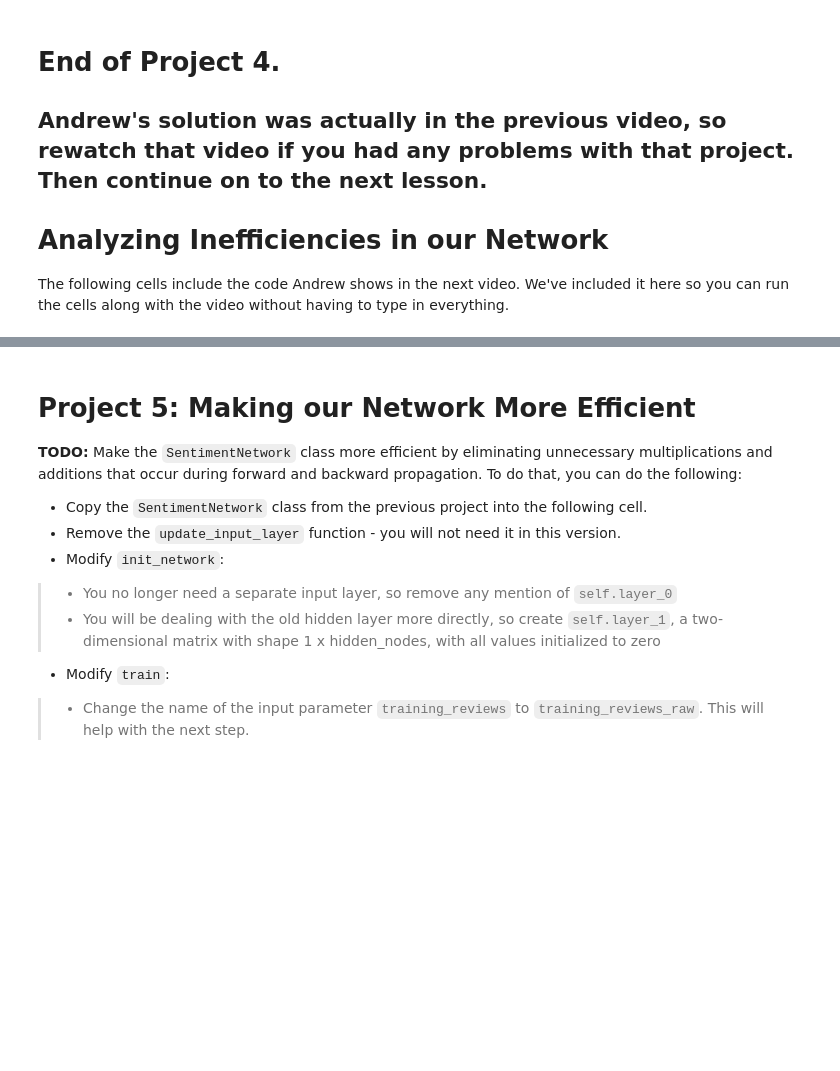
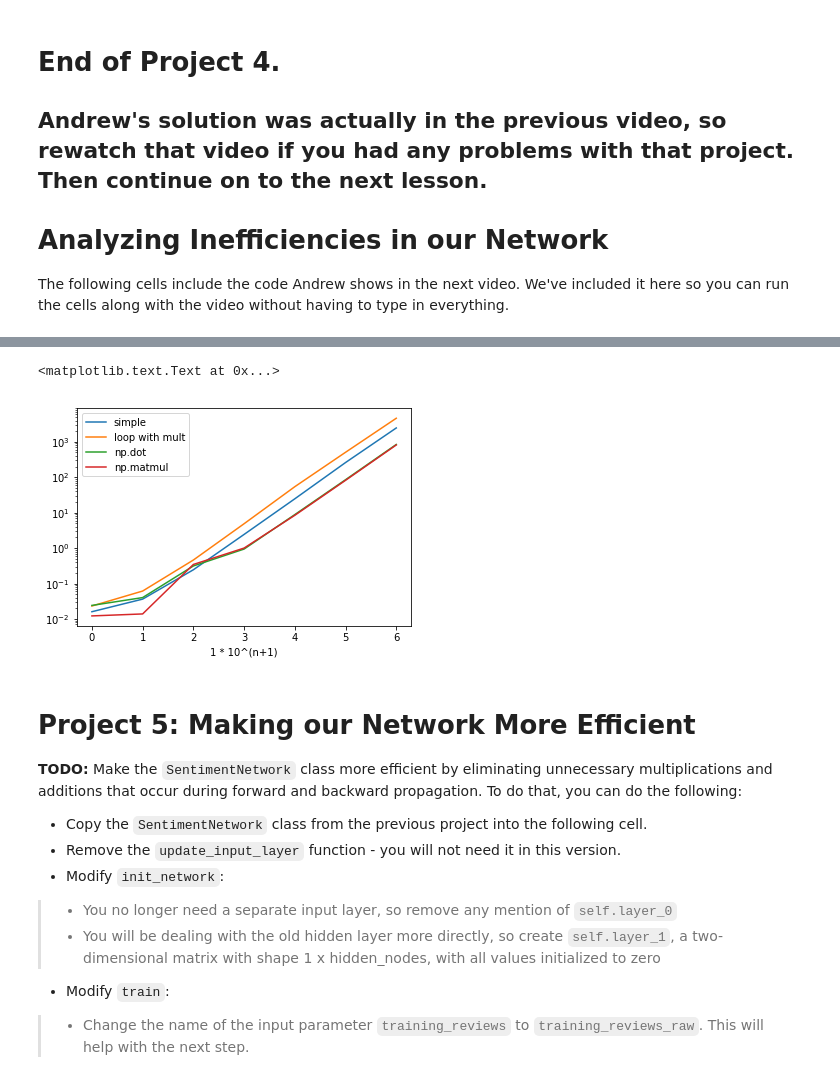
Before and after one commit to anoff/nd101, a Jupyter notebook: sentiment-network/Sentiment_Classification_Projects.ipynb, the cells around one changed output, grey strips where cells are left out. Cells and saved outputs as stored; diff of their text form; code cells hidden in the pictures; blank space fills up the shorter version.

```diff
--- a/sentiment-network/Sentiment_Classification_Projects.ipynb
+++ b/sentiment-network/Sentiment_Classification_Projects.ipynb
@@ -1109,0 +1121,5 @@ layer_0.dot(weights_0_1)
+# %%
+t = time.time()
+print(layer_0.dot(weights_0_1))
+t_dot = time.time() - t
+print(t_dot, "s elapsed")
@@ -1116,0 +1133,6 @@ for index in indices:
+# %%
+t = time.time()
+for index in indices:
+    layer_1 += (1 * weights_0_1[index])
+t_loop = time.time() - t
+print("{}s elapsed, {} faster than .dot, {} faster than .matmul".format(t_loop, t_dot/t_loop, t_matmul/t_loop))
@@ -1126,2 +1151,7 @@ for index in indices:
+# %%
+for index in indices:
+    layer_1 += (weights_0_1[index])
+t_simple = time.time() - t
+print("{}s elapsed, {} faster than .dot, {} faster than .matmul".format(t_simple, t_dot/t_simple, t_matmul/t_simple))
 # %%
 layer_1
@@ -1128,3 +1238,10 @@ layer_1
+# %%
+plt.semilogy(results.T)
+plt.legend(["simple", "loop with mult", "np.dot", "np.matmul"])
+plt.xlabel("1 * 10^(n+1)")
+# %% [output]
+<matplotlib.text.Text at 0x...>
+[figure, added]
 # %% [markdown]
 # Project 5: Making our Network More Efficient<a id='project_5'></a>
 **TODO:** Make the `SentimentNetwork` class more efficient by eliminating unnecessary multiplications and additions that occur during forward and backward propagation. To do that, you can do the following:
```
Also changed, not shown: parts of 15 cells of this notebook.
